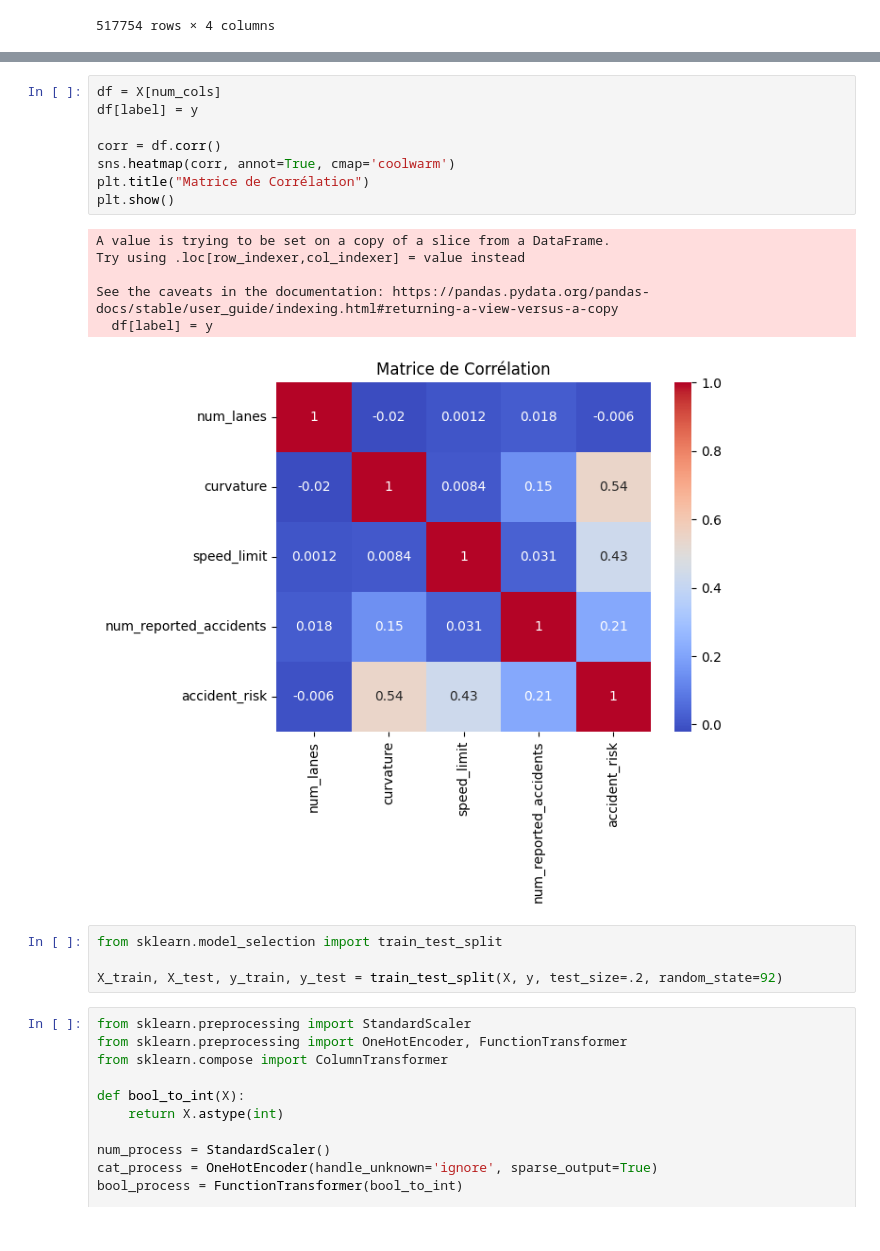
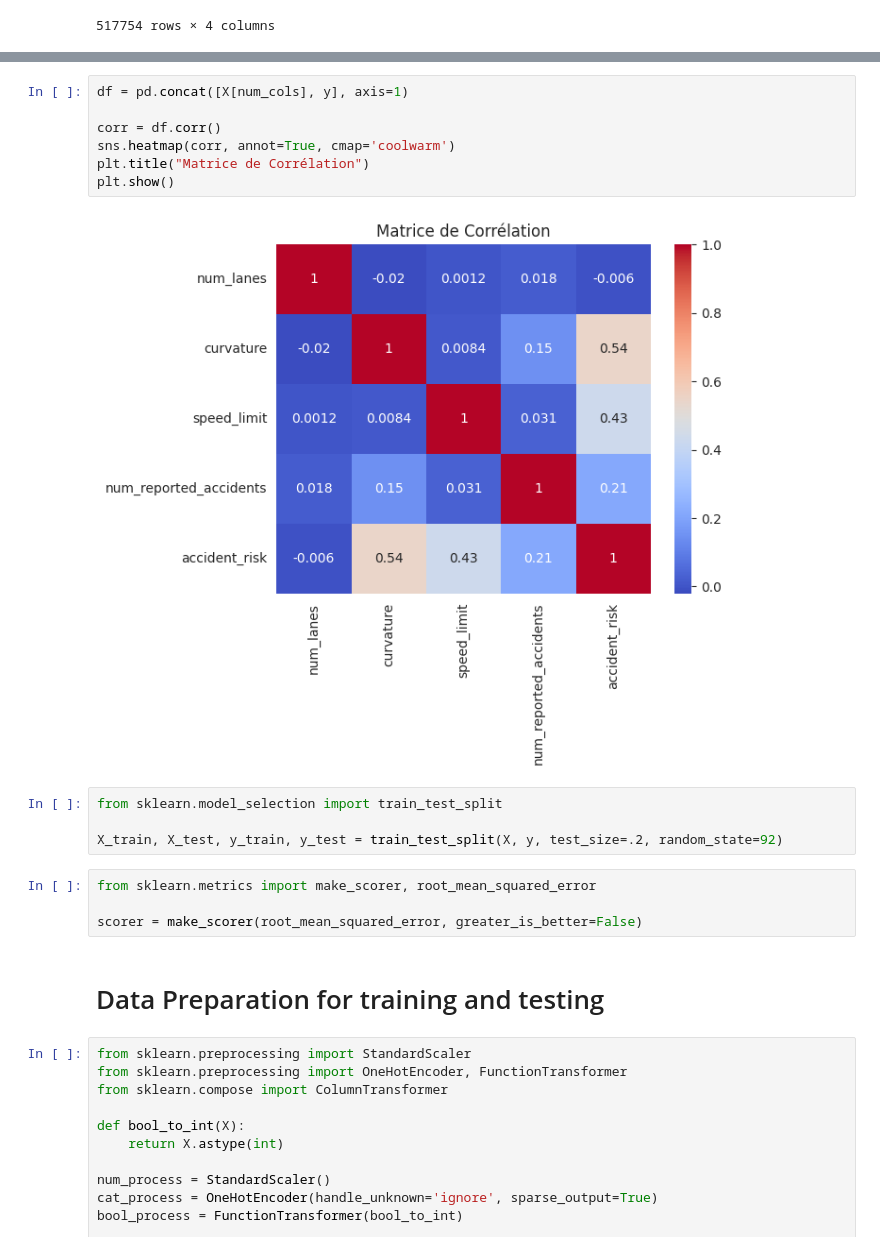
Before and after one commit to JosherenPro/kaggle, a Jupyter notebook: s5e10/playground-series-s5e10.ipynb, the cells around one changed output, grey strips where cells are left out. Drawn from its saved outputs; the diff is of its cells as text.

```diff
--- a/s5e10/playground-series-s5e10.ipynb
+++ b/s5e10/playground-series-s5e10.ipynb
@@ -183,22 +186,22 @@ for i, col in enumerate(num_cols):
 # %%
-df = X[num_cols]
-df[label] = y
+df = pd.concat([X[num_cols], y], axis=1)
 
 corr = df.corr()
 sns.heatmap(corr, annot=True, cmap='coolwarm')
 plt.title("Matrice de Corrélation")
 plt.show()
 # %% [output]
-A value is trying to be set on a copy of a slice from a DataFrame.
-Try using .loc[row_indexer,col_indexer] = value instead
-
-See the caveats in the documentation: https://pandas.pydata.org/pandas-docs/stable/user_guide/indexing.html#returning-a-view-versus-a-copy
-  df[label] = y
-[figure, old version]
+[figure, new version]
 # %%
 from sklearn.model_selection import train_test_split
 
 X_train, X_test, y_train, y_test = train_test_split(X, y, test_size=.2, random_state=92)
+# %%
+from sklearn.metrics import make_scorer, root_mean_squared_error
+
+scorer = make_scorer(root_mean_squared_error, greater_is_better=False)
+# %% [markdown]
+# Data Preparation for training and testing
 # %%
 from sklearn.preprocessing import StandardScaler
 from sklearn.preprocessing import OneHotEncoder, FunctionTransformer
```
Also changed, not shown: parts of 20 cells of this notebook, 4 other files.
